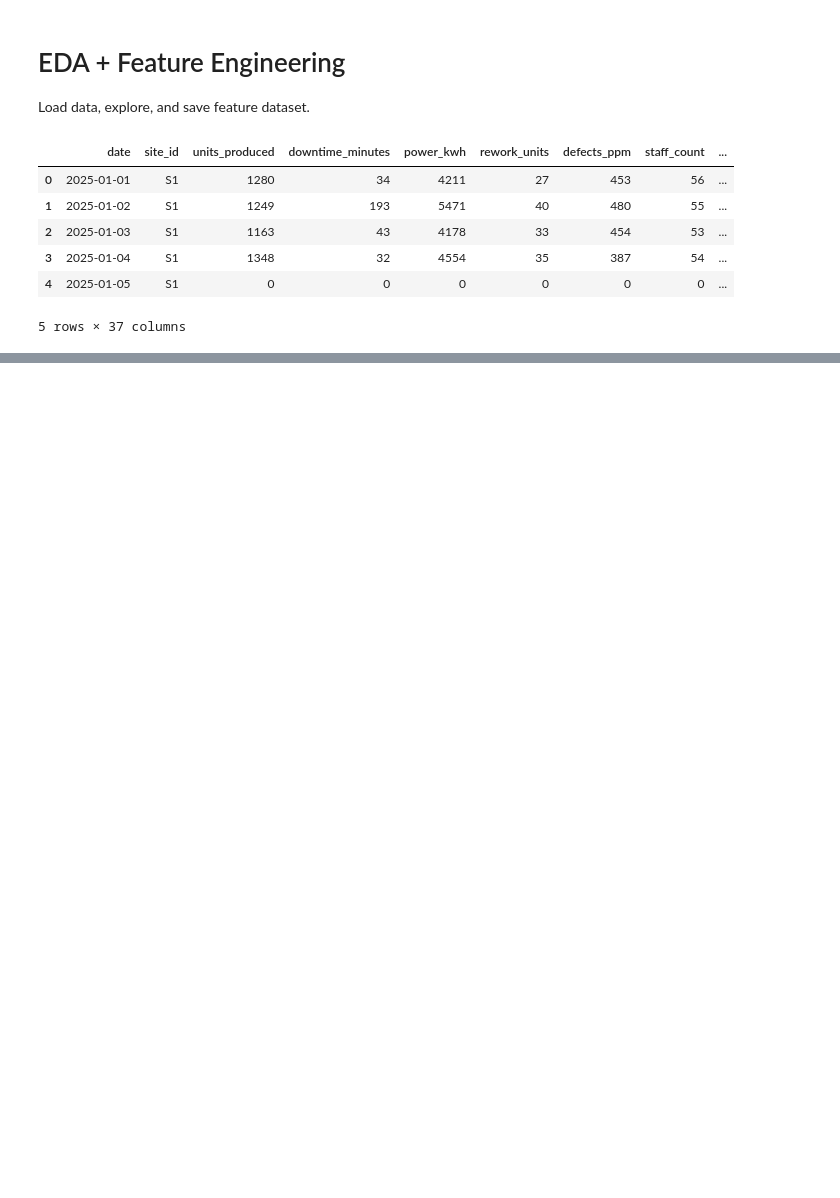
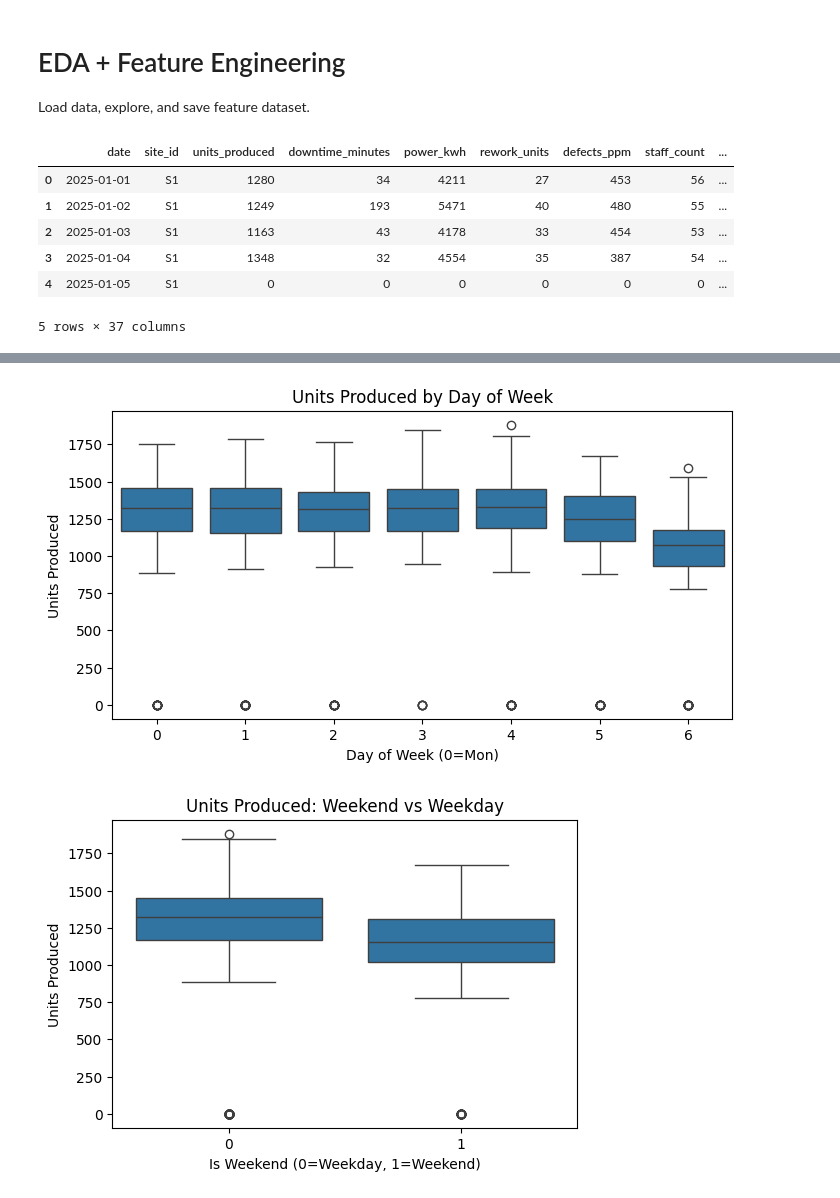
Before and after one commit to PiyushKBhattacharyya/Forecast---Alerting-pipeline-for-multi-site-operations, a Jupyter notebook: notebooks/01_eda_and_features.ipynb, the cells around one changed output, grey strips where cells are left out. Drawn from its saved outputs; the diff is of its cells as text; code cells hidden in the pictures; blank space fills up the shorter version.

```diff
--- a/notebooks/01_eda_and_features.ipynb
+++ b/notebooks/01_eda_and_features.ipynb
@@ -130,0 +225,21 @@ features.head()
+# %%
+# --- Calendar Feature Analysis ---
+# Units produced by day of week
+plt.figure(figsize=(8,4))
+sns.boxplot(data=df, x="dow", y="units_produced")
+plt.title("Units Produced by Day of Week")
+plt.xlabel("Day of Week (0=Mon)")
+plt.ylabel("Units Produced")
+plt.show()
+
+# Weekend vs Weekday comparison
+if "is_weekend" in df.columns:
+    plt.figure(figsize=(6,4))
+    sns.boxplot(data=df, x="is_weekend", y="units_produced")
+    plt.title("Units Produced: Weekend vs Weekday")
+    plt.xlabel("Is Weekend (0=Weekday, 1=Weekend)")
+    plt.ylabel("Units Produced")
+    plt.show()
+# %% [output]
+[figure, added]
+[figure, added]
```
Also changed, not shown: parts of 6 cells of this notebook, 3 other files.
